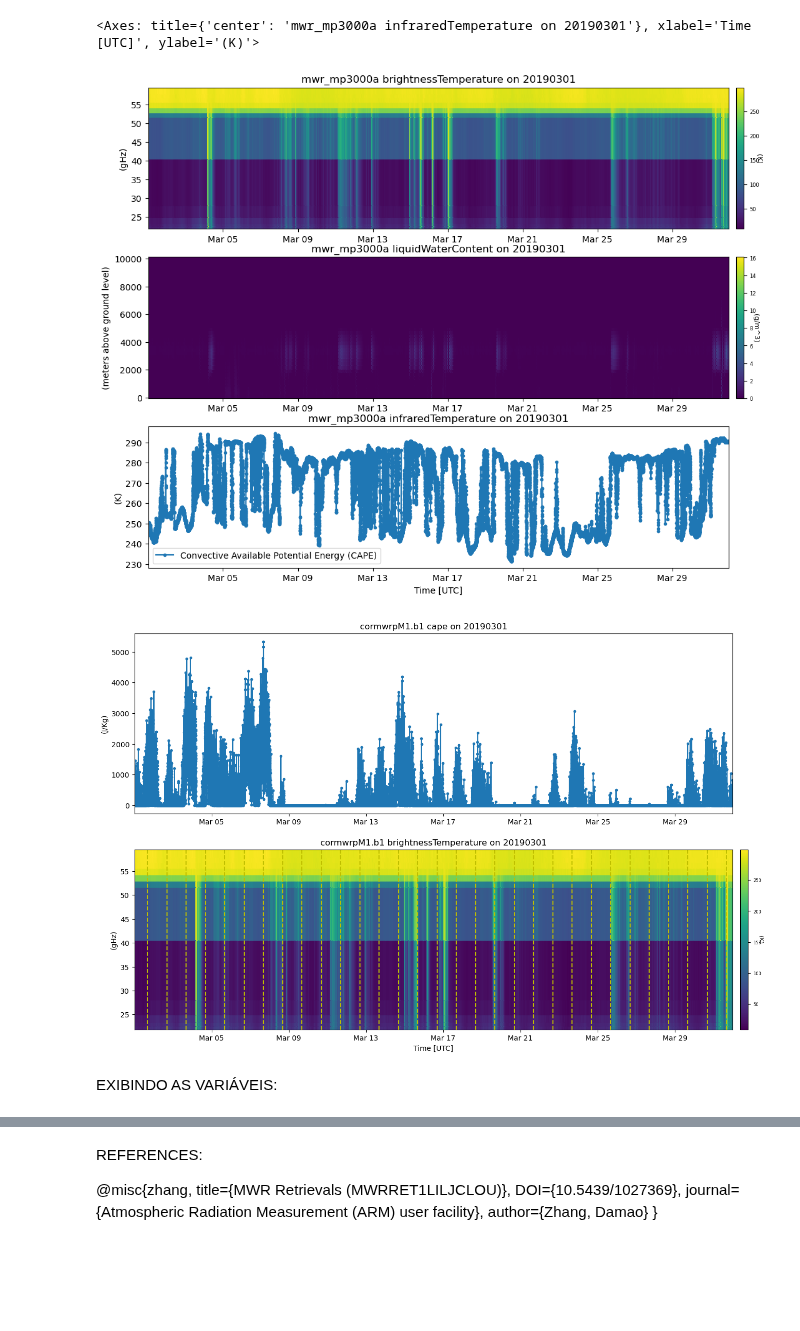
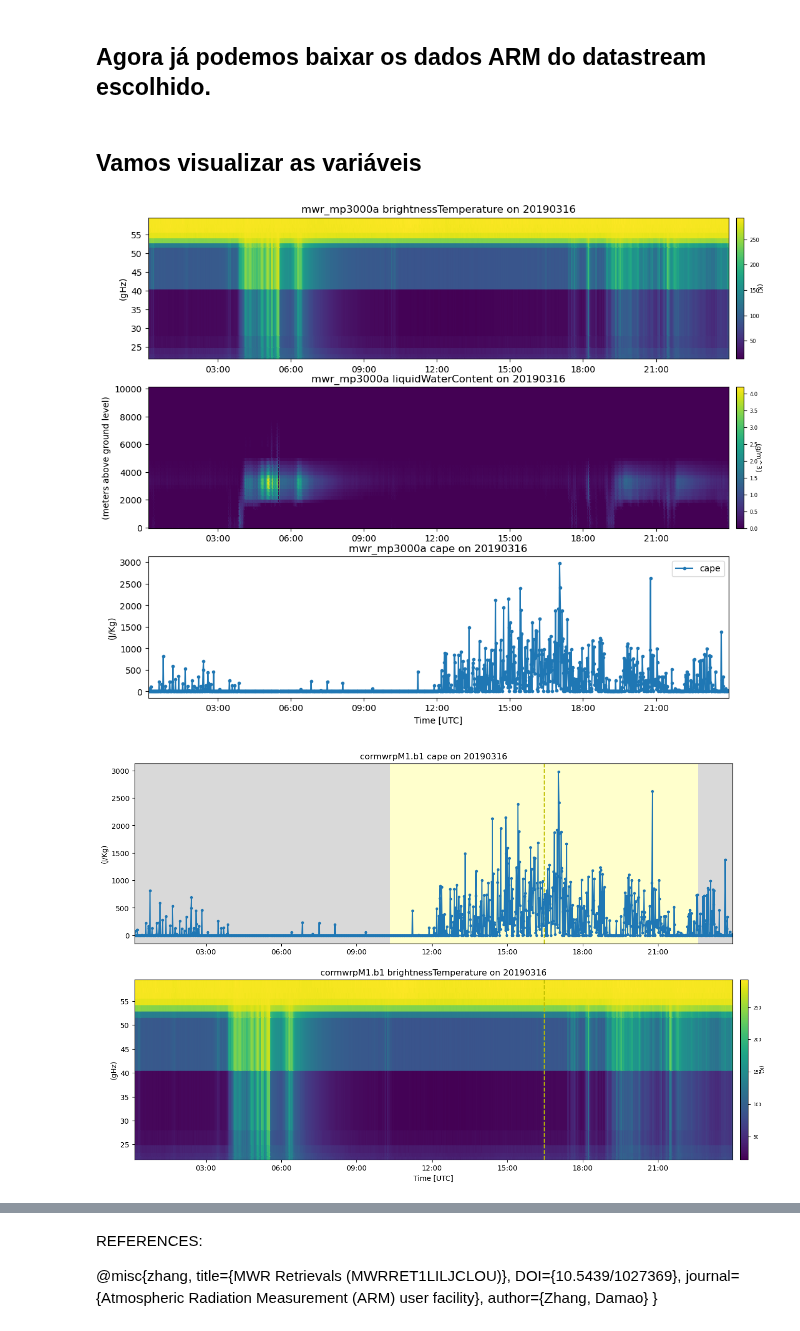
Before and after one commit to lourencocavalcante/CAP-730-Research-Proposal-Dissertation, a Jupyter notebook: Notebooks/arm_corMWRP_down_and_view.ipynb, the cells around one changed output, grey strips where cells are left out. Cells and saved outputs as stored; diff of their text form; code cells hidden in the pictures; blank space fills up the shorter version.

```diff
--- a/Notebooks/arm_corMWRP_down_and_view.ipynb
+++ b/Notebooks/arm_corMWRP_down_and_view.ipynb
@@ -22,5 +28,7 @@ datastream = 'cormwrpM1.b1'
 date_start = '2018-09-23'
 date_end = '2019-04-09'
+# %% [markdown]
+## Agora já podemos baixar os dados ARM do datastream escolhido.
 # %%
 # Download MWR data on ARM
 act.discovery.download_data(my_arm_username, api_access_token, datastream, date_start, date_end)
@@ -29,3 +37,5 @@ act.discovery.download_data(my_arm_username, api_access_token, datastream, date_
 dir = (f'./{datastream}/output/figures')
 os.makedirs(dir)
 #os.mkdir(dir)
+# %% [markdown]
+## Vamos visualizar as variáveis
@@ -37,10 +50,8 @@ hora = data.strftime('%H-%M-%S')
 keepdims=False
 
 #Access directores files downloaded
-
-mwr_mp3000a_ds = act.io.armfiles.read_netcdf(f'./{datastream}/{datastream}.201903*.cdf')
-ceil_ds = act.io.armfiles.read_netcdf(f'./{datastream}/{datastream}.201903*.cdf')
-
+mwr_mp3000a_ds = act.io.armfiles.read_netcdf(f'./{datastream}/{datastream}.20190316*.cdf')
+#ceil_ds = act.io.armfiles.read_netcdf(f'./{datastream}/{datastream}.201903*.cdf')
 
 
 #print(mwr_mp3000a_ds.variables)
@@ -49,36 +60,34 @@ ceil_ds = act.io.armfiles.read_netcdf(f'./{datastream}/{datastream}.201903*.cdf'
 #ceil_ds = ceil_ds.resample(time='1min').nearest()
 
 display = act.plotting.TimeSeriesDisplay(
-   {'mwr_mp3000a': mwr_mp3000a_ds, 'mwr_mp3000a_': ceil_ds},
+   #{'mwr_mp3000a': mwr_mp3000a_ds, 'mwr_mp3000a_': ceil_ds},
+   {'mwr_mp3000a': mwr_mp3000a_ds},
    subplot_shape=(3,), figsize=(12,10)
 )
 
 # Plot data
+display.plot('brightnessTemperature', dsname='mwr_mp3000a' , set_shading='nearest',label='brightnessTemperature',
+   subplot_index=(0,))
+display.plot('liquidWaterContent', dsname='mwr_mp3000a', set_shading='nearest',label='liquidWaterContent',
+   subplot_index=(1,))
+#display.day_night_background('cormwrpM1.b1', subplot_index=(1,))
 
-display.plot('brightnessTemperature', dsname='mwr_mp3000a' , set_shading='nearest',
-   subplot_index=(0,))
-
-
-display.plot('liquidWaterContent', dsname='mwr_mp3000a', set_shading='nearest',
-   subplot_index=(1,))
-
-display.plot('infraredTemperature', dsname='mwr_mp3000a', set_shading='nearest', label='Convective Available Potential Energy (CAPE)',
+display.plot('cape', dsname='mwr_mp3000a', set_shading='nearest', label='cape',
    subplot_index=(2,))
 
 
-#plt.savefig(f'{datastream}/output/figures/{datastream}_{hoje}_{hora}.png')
+plt.savefig(f'{datastream}/output/figures/{datastream}_{hoje}_{hora}.png')
+plt.show()
 # %% [output]
-<Axes: title={'center': 'mwr_mp3000a infraredTemperature on 20190301'}, xlabel='Time [UTC]', ylabel='(K)'>
-[figure, old version]
+[figure, new version]
 # %%
 # You can use tuples if the datasets in the tuple contain a
 # datastream attribute. This is required in all ARM datasets.
-display = act.plotting.TimeSeriesDisplay((mwr_mp3000a_ds, ceil_ds), subplot_shape=(2,), figsize=(15, 10))
+display = act.plotting.TimeSeriesDisplay((mwr_mp3000a_ds), subplot_shape=(2,), figsize=(15, 10))
 display.plot('cape', 'cormwrpM1.b1', subplot_index=(0,))
+display.day_night_background('cormwrpM1.b1', subplot_index=(0,))
 display.plot('brightnessTemperature', 'cormwrpM1.b1', subplot_index=(1,))
 display.day_night_background('cormwrpM1.b1', subplot_index=(1,))
 plt.show()
 # %% [output]
-[figure, old version]
+[figure, new version]
-# %% [markdown]
-EXIBINDO AS VARIÁVEIS:
```
Also changed, not shown: parts of 6 cells of this notebook, 1 other file.
